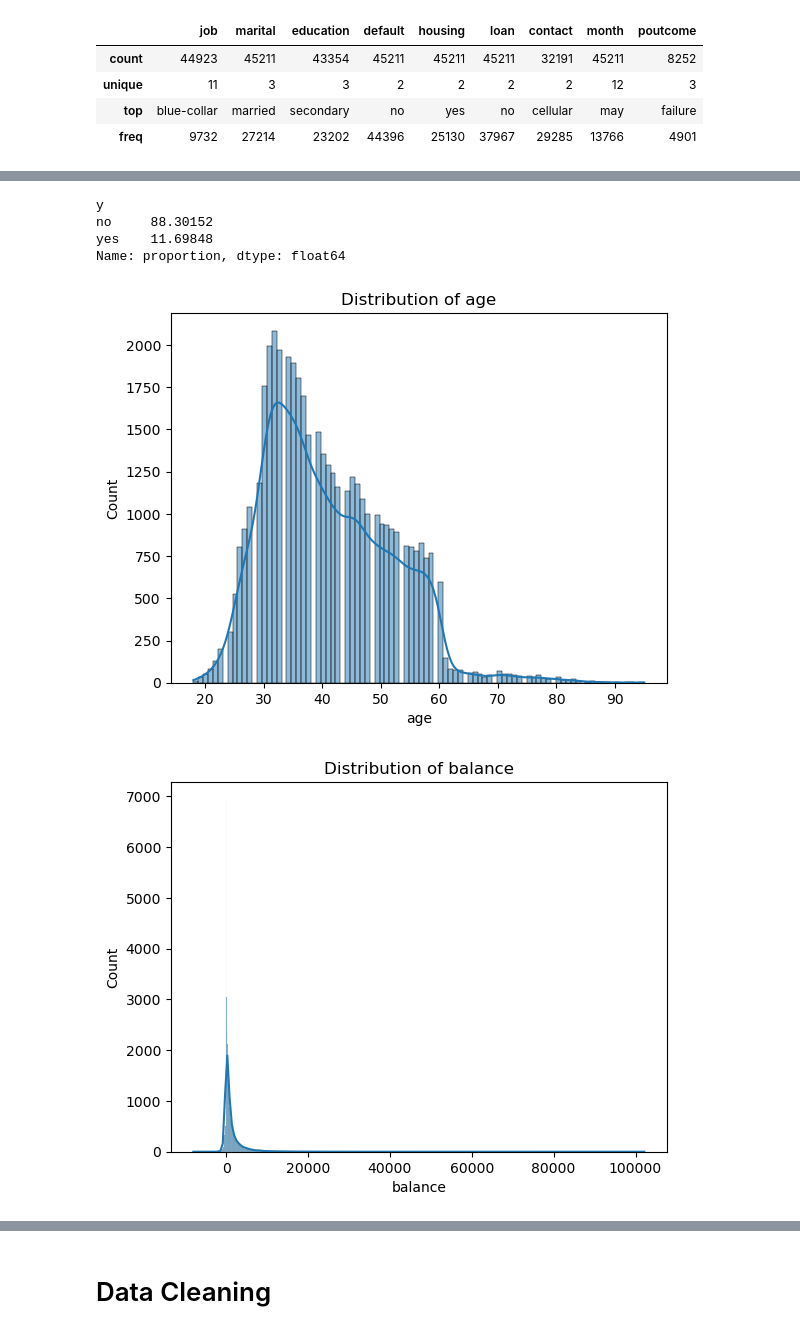
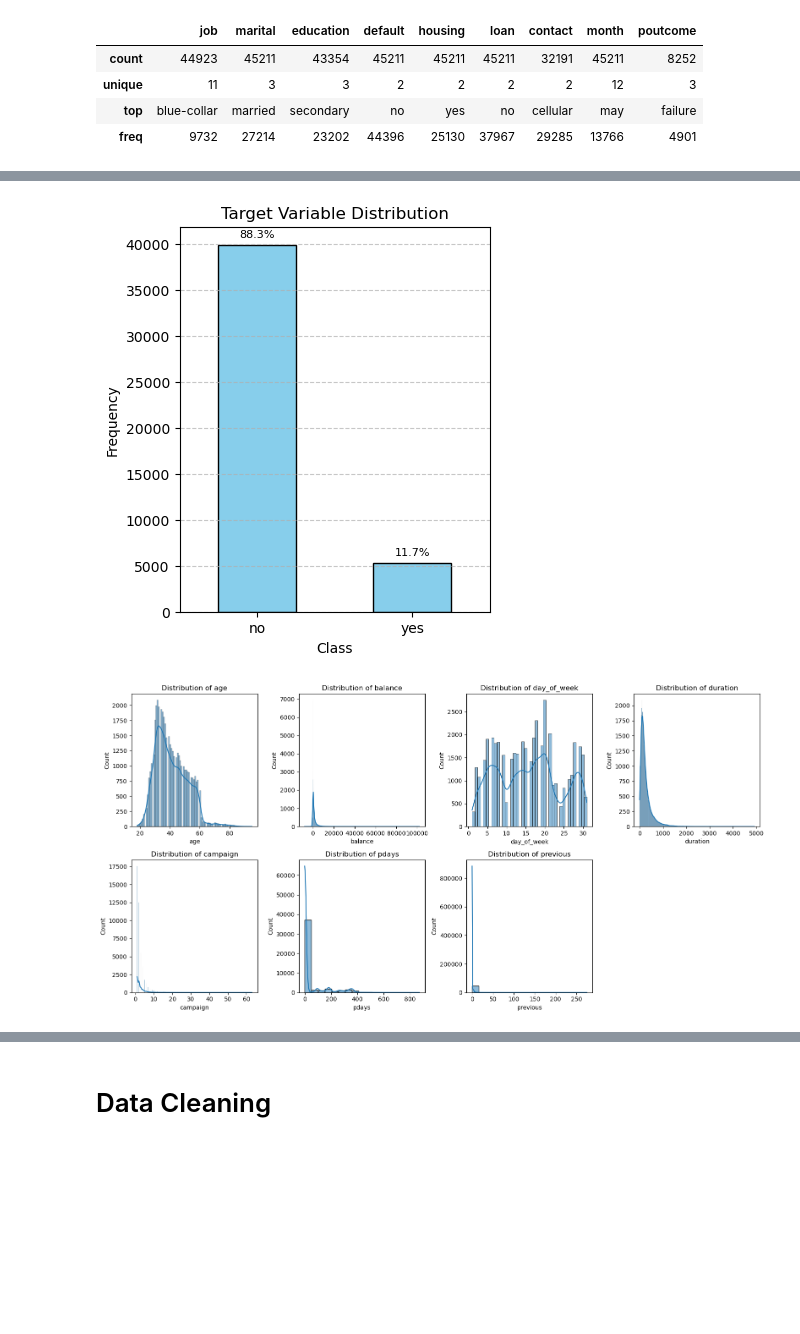
Before and after one commit to Aditya-k-23/Bank-Marketing, a Jupyter notebook: Analysis.ipynb, the cells around one changed output, grey strips where cells are left out. Drawn from its saved outputs; the diff is of its cells as text; code cells hidden in the pictures; blank space fills up the shorter version.

```diff
--- a/Analysis.ipynb
+++ b/Analysis.ipynb
@@ -132,19 +94,47 @@ plt.show()
-# %%
-# Calculate percentage distribution
-class_distribution = y['y'].value_counts(normalize=True) * 100
-print(class_distribution)
-# %% [output]
-y
-no     88.30152
-yes    11.69848
-Name: proportion, dtype: float64
+# %%
+# Calculate value counts and percentage distribution
+class_counts = y['y'].value_counts()
+class_distribution = class_counts / class_counts.sum() * 100
+
+# Create a bar plot
+plt.figure(figsize=(4, 5))
+ax = class_counts.plot(kind='bar', color='skyblue', edgecolor='black')
+
+# Add percentage labels on top of bars
+for i, v in enumerate(class_counts):
+    percentage = class_distribution.iloc[i]
+    ax.text(i, v + 0.02 * max(class_counts), f'{percentage:.1f}%',
+            ha='center', fontsize=8, color='black')
+
+# Formatting the plot
+plt.title('Target Variable Distribution')
+plt.xlabel('Class')
+plt.ylabel('Frequency')
+plt.xticks(rotation=0)  # Keep class labels readable
+plt.grid(axis='y', linestyle='--', alpha=0.7)
+
+# Show the plot
+plt.show()
+# %% [output]
+[figure, added]
 # %%
-# Distribution plots for numerical features
+# Select numerical columns
 numerical_cols = X.select_dtypes(include=['int64', 'float64']).columns
-for col in numerical_cols:
-    sns.histplot(X[col], kde=True)
-    plt.title(f'Distribution of {col}')
-    plt.show()
+
+# Create a 2x4 grid of subplots
+fig, axes = plt.subplots(2, 4, figsize=(16, 8))
+axes = axes.flatten()
+
+# Plot each numerical column
+for i, col in enumerate(numerical_cols):
+    sns.histplot(X[col], kde=True, ax=axes[i])
+    axes[i].set_title(f'Distribution of {col}')
+
+# Hide the empty subplot if fewer than 8 plots
+for j in range(i + 1, 8):
+    fig.delaxes(axes[j])
+
+plt.tight_layout()
+plt.show()
 # %% [output]
-[figure, old version]
+[figure, new version]
-[figure, removed]
```
Also changed, not shown: parts of 17 cells of this notebook, 1 other file.
